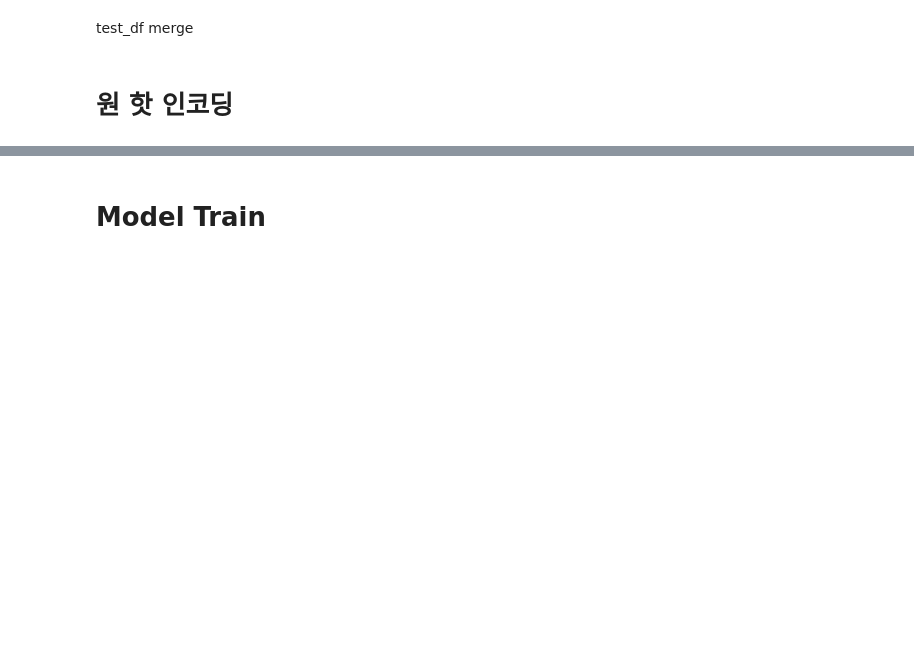
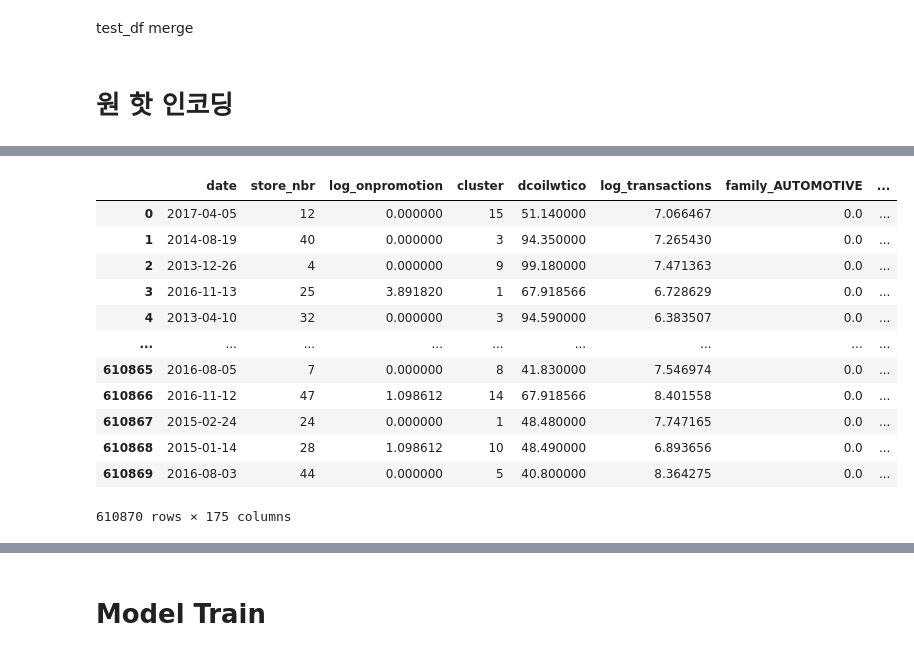
Before and after one commit to suusuu00/Kaggle-Store-Sales---Time-Series-Forecasting, a Jupyter notebook: train.ipynb, the cells around one changed output, grey strips where cells are left out. Saved outputs shown, nothing was run; the diff lists cells and outputs as text; code cells hidden in the pictures; blank space fills up the shorter version.

```diff
--- a/train.ipynb
+++ b/train.ipynb
@@ -713,13 +628,17 @@ train_family_select_col
 many_col_oe = OneHotEncoder(sparse_output = False, handle_unknown = 'infrequent_if_exist')
 many_col_oe.fit(merge_train_df[[many_value_col[1]]])
 train_description_df = pd.DataFrame(many_col_oe.transform(merge_train_df[[many_value_col[1]]]), columns = many_col_oe.get_feature_names_out())
+val_description_df = pd.DataFrame(many_col_oe.transform(merge_val_df[[many_value_col[1]]]), columns = many_col_oe.get_feature_names_out())
+test_description_df = pd.DataFrame(many_col_oe.transform(merge_test_df[[many_value_col[1]]]), columns = many_col_oe.get_feature_names_out())
 print(train_description_df.shape)
 
 description_pca = PCA(n_components=40)
 description_pca.fit(train_description_df)
-components = family_pca.components_
-component_var_mapping = {f'PC{i+1}': train_family_df.columns[j] for i, j in enumerate(np.abs(components).argmax(axis=1))}
-train_description_select_df = pd.DataFrame(description_pca.transform(train_description_df), columns = list(component_var_mapping.values()))
-test_description_select_df = pd.DataFrame(description_pca.transform(test_description_df), columns = list(component_var_mapping.values()))
+components = description_pca.components_
+component_var_mapping = [f'PC{i+1}_{train_description_df.columns[j]}' for i, j in enumerate(np.abs(components).argmax(axis=1))]
+train_description_select_df = pd.DataFrame(description_pca.transform(train_description_df), columns = component_var_mapping)
+val_description_select_df = pd.DataFrame(description_pca.transform(val_description_df), columns = component_var_mapping)
+test_description_select_df = pd.DataFrame(description_pca.transform(test_description_df), columns = component_var_mapping)
 description_pca.explained_variance_ratio_.sum()
+# 102개 중에서 40개를 선택해야 분산 설명력 : 82%
 # %% [output]
@@ -749,0 +671,18 @@ merge_train_oe_df.drop(columns=category_col + many_value_col)
+# %%
+merge_val_oe_df = pd.concat([merge_val_df.reset_index(drop = True, inplace = False), val_family_df, val_description_df, val_oe_df], axis = 1)
+merge_val_oe_df.drop(columns=category_col + many_value_col, inplace = True)
+merge_val_oe_df
+# %% [output]
+|  | date | store_nbr | log_onpromotion | cluster | dcoilwtico | log_transactions | family_AUTOMOTIVE | ... |
+| 0 | 2017-04-05 | 12 | 0.000000 | 15 | 51.140000 | 7.066467 | 0.0 | ... |
+| 1 | 2014-08-19 | 40 | 0.000000 | 3 | 94.350000 | 7.265430 | 0.0 | ... |
+| 2 | 2013-12-26 | 4 | 0.000000 | 9 | 99.180000 | 7.471363 | 0.0 | ... |
+| 3 | 2016-11-13 | 25 | 3.891820 | 1 | 67.918566 | 6.728629 | 0.0 | ... |
+| 4 | 2013-04-10 | 32 | 0.000000 | 3 | 94.590000 | 6.383507 | 0.0 | ... |
+| ... | ... | ... | ... | ... | ... | ... | ... | ... |
+| 610865 | 2016-08-05 | 7 | 0.000000 | 8 | 41.830000 | 7.546974 | 0.0 | ... |
+| 610866 | 2016-11-12 | 47 | 1.098612 | 14 | 67.918566 | 8.401558 | 0.0 | ... |
+| 610867 | 2015-02-24 | 24 | 0.000000 | 1 | 48.480000 | 7.747165 | 0.0 | ... |
+| 610868 | 2015-01-14 | 28 | 1.098612 | 10 | 48.490000 | 6.893656 | 0.0 | ... |
+| 610869 | 2016-08-03 | 44 | 0.000000 | 5 | 40.800000 | 8.364275 | 0.0 | ... |
+610870 rows × 175 columns
```
Also changed, not shown: parts of 22 cells of this notebook.
